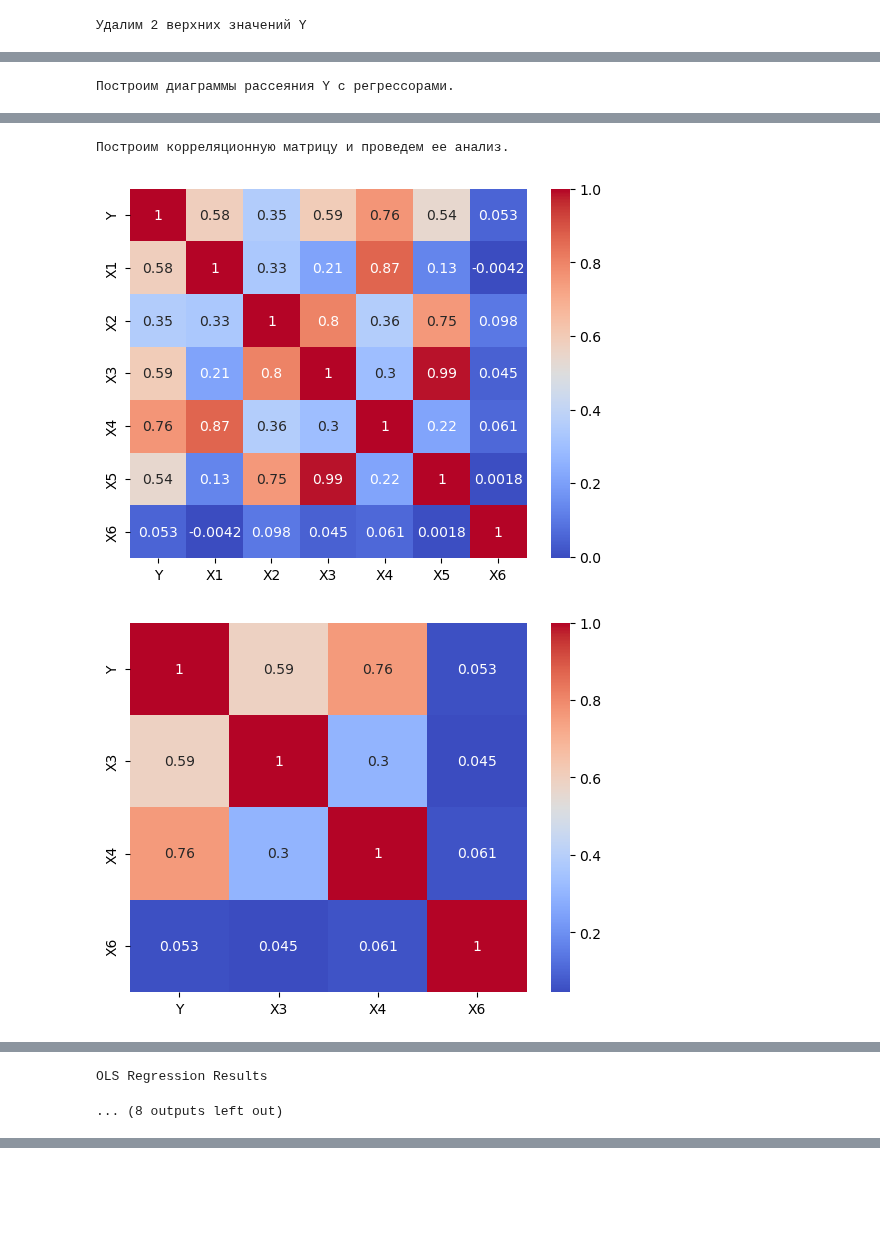
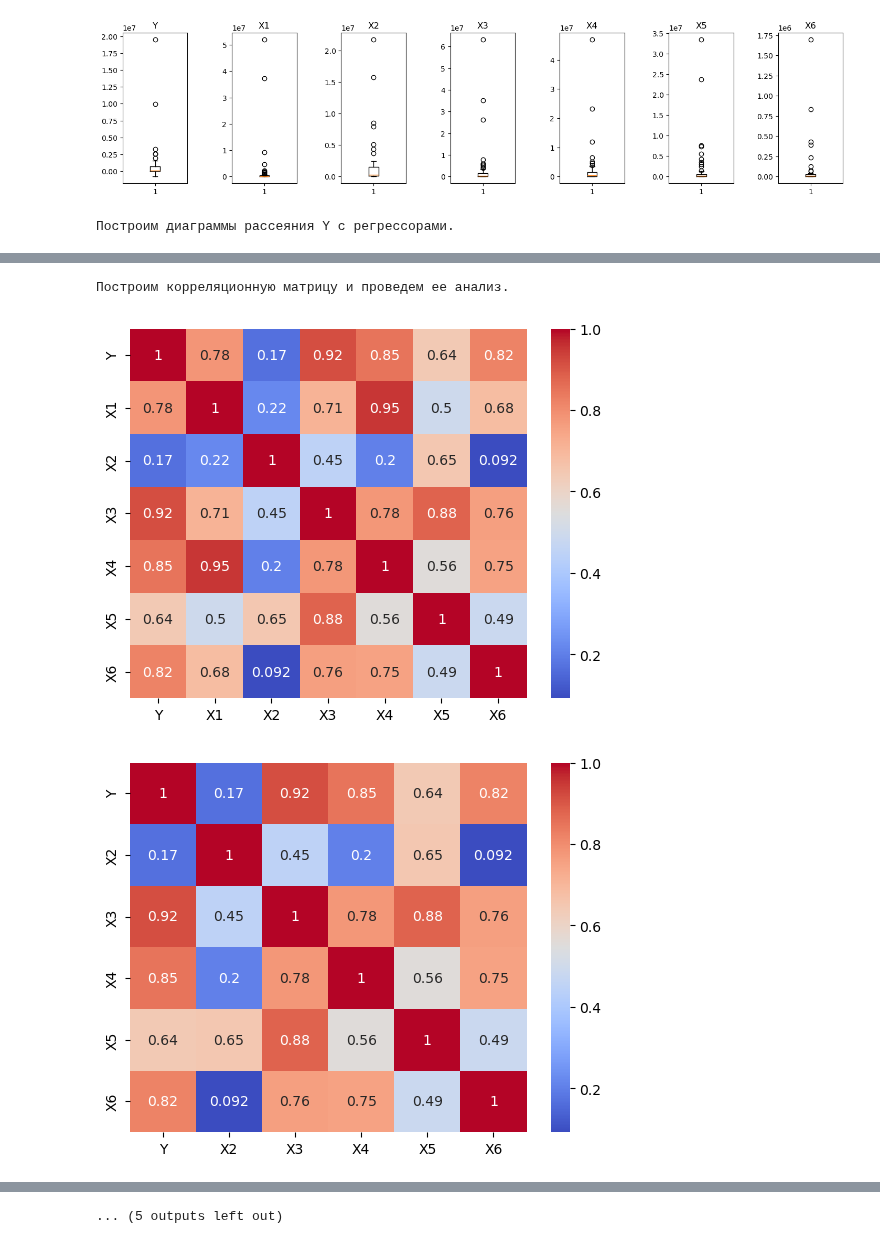
Before and after one commit to Ackrome/FU, a Jupyter notebook: Course_2/ECONOMETRICS/Untitled-2.ipynb, the cells around one changed output, grey strips where cells are left out. Cells and saved outputs as stored; diff of their text form; code cells hidden in the pictures; blank space fills up the shorter version.

```diff
--- a/Course_2/ECONOMETRICS/Untitled-2.ipynb
+++ b/Course_2/ECONOMETRICS/Untitled-2.ipynb
@@ -162,6 +162,7 @@ class BoxAn:
                 break
         self.data=data
         self.corr_matrix()
+        return k_flag
 
     def drop_too_correlated_no_breaks(self,data=pd.DataFrame(),y_col=0, max_correl=0.7):
         if data.shape==(0,0):
@@ -172,10 +173,9 @@ class BoxAn:
         for i in range(1,len(cor_df.columns)):
             for j in range(i+1,len(cor_df.columns)):
                 if cor_df.iloc[i,j]>=max_correl:
-                    try:
-                        data.pop(*cor_df[cor_df.iloc[:,y_col]==min(cor_df.iloc[y_col,i],cor_df.iloc[y_col,j])].index)
-                    except:
-                        pass
+                    data.pop(*cor_df[cor_df.iloc[:,y_col]==min(cor_df.iloc[y_col,i],cor_df.iloc[y_col,j])].index)
+
+
         self.data=data
         self.corr_matrix()
 
@@ -184,7 +184,18 @@ class BoxAn:
             data=self.data
 
         for i in range(times):
-            self.drop_too_correlated(data,y_col, max_correl)
+            k = self.drop_too_correlated(data,y_col, max_correl)
+            if k==0:
+                break
+
+    def drop_too_correlated_till_end(self,data=pd.DataFrame(),y_col=0, max_correl=0.7):
+        if data.shape==(0,0):
+            data=self.data
+
+        k=1
+        while k!=0:
+            k = self.drop_too_correlated(data,y_col, max_correl)
+
 
     def corr_type(self,r)->str:
 
@@ -211,7 +222,7 @@ class BoxAn:
     def t_test(self,data=pd.DataFrame,col1=0,col2=1,untrust=0.05):
         return scipy.stats.ttest_rel(data.iloc[:, col1], data.iloc[:, col2])[1] < untrust
 
-    def define_corr(self,data=pd.DataFrame(),y_col=0,x_col=1,prin=True)->str:
+    def define_corr(self,data=pd.DataFrame(),y_col=0,x_col=1,prin=True, do_ttest=True)->str:
 
         if data.shape==(0,0):
             data=self.data
@@ -219,10 +230,10 @@ class BoxAn:
         r=data.iloc[:,x_col].corr( data.iloc[:,y_col])
         names=data.columns
         ans=self.corr_type(r)
-
-        if self.t_test(data,y_col,x_col):
+        if do_ttest:
+            if self.t_test(data,y_col,x_col):
                 ans += f'(коэффициент корреляции {r:.3f} - статистически значим)'
-        else:
+            else:
                 ans += f'(коэффициент корреляции {r:.3f} - статистически не значим)'
 
         if prin:
@@ -230,17 +241,19 @@ class BoxAn:
         else:
             return ans
 
-    def correlations(self,data=pd.DataFrame()):
+    def correlations(self,data=pd.DataFrame(),only_y=False, do_ttest=True):
 
         if data.shape==(0,0):
             data=self.data
 
         cor_df=data.corr()
-
-        for i in range(len(cor_df.columns)):
-            for j in range(i+1,len(cor_df.columns)):
-
-                self.define_corr(y_col=i,x_col=j)
+        if only_y:
+            for j in range(1,len(cor_df.columns)):
+                self.define_corr(y_col=0,x_col=j,do_ttest=do_ttest)
+        else:
+            for i in range(len(cor_df.columns)):
+                for j in range(i+1,len(cor_df.columns)):
+                    self.define_corr(y_col=i,x_col=j,do_ttest=do_ttest)
 
     def sm_make_model(self,data=pd.DataFrame(),y_col=0):
         if data.shape==(0,0):
@@ -289,20 +302,22 @@ class BoxAn:
         self.lin_model = LinearRegression().fit(self.data.iloc[:,y_col+1:],self.data.iloc[:,y_col])
         return self.lin_model.score(self.data.iloc[:,y_col+1:],self.data.iloc[:,y_col])
 
-    def sl_plot(self,data=pd.DataFrame(),y_col=0):
+    def sl_plot(self,data=pd.DataFrame(),y_col=0, only_y=True):
         if data.shape==(0,0):
             data=self.data
         fig,ax = plt.subplots(1,figsize=(7,7))
 
         y_ = self.lin_model.predict(self.data.iloc[:,y_col+1:])
 
-        for i in range(1,len(data.columns)):
-            ax.scatter(data.iloc[:,y_col],data.iloc[:,i])
+        if not(only_y):
+            for i in range(1,len(data.columns)):
+                ax.scatter(data.iloc[:,y_col],data.iloc[:,i])
 
-        ax.plot(sorted(data.iloc[:,y_col]),y_, color='green')
+        ax.scatter(data.iloc[:,y_col],y_, color='green')
+        ax.plot(y_,y_,c='r')
         plt.show()
 
-    def complex_analysys(self,drop_y=0, replace_to_median=0):
+    def complex_analysis(self,drop_y=0, replace_to_median=0):
         print('Проанализируем ряды данных.')
         self.boxplots()
         t=''
@@ -318,9 +333,8 @@ class BoxAn:
 Данные можно сократить, т.к. существуют внешние факторы, не входящие в модель.
             '''
             self.remove_bad_data_x_times(times=replace_to_median)
-        print(t)
-        if len(t):
-            self.boxplots()
+
+        self.boxplots()
 
         print('Построим диаграммы рассеяния Y с регрессорами.')
         self.scatterplots(lines=True)
@@ -328,11 +342,11 @@ class BoxAn:
 
         print('Построим корреляционную матрицу и проведем ее анализ.')
         self.corr_matrix()
-        self.drop_too_correlated_no_breaks()
+        self.drop_too_correlated_till_end()
         self.correlations()
 
         print('Построим модель со значимыми факторами. Факторы отберем методом пошагового отбора.')
-        display(self.sm_make_model())
+        print(self.sm_make_model())
 
         print('С помощью отбор по P-велечине уберем часть столбцов')
         self.sm_remove_columns(times=1)
@@ -346,8 +360,9 @@ df = pd.read_excel('Домашнее задание №2 ММР.xlsx', header=1,
 df.columns=['Y', 'X1', 'X2', 'X3', 'X4', 'X5', 'X6']
 
 analysys = BoxAn(df)
-analysys.complex_analysys(2)
+analysys.complex_analysis()
 # %% [output]
 Проанализируем ряды данных.
 [figure]
+[figure, new version]
-Удалим 2 верхних значений Y
+Построим диаграммы рассеяния Y с регрессорами.
@@ -355 +368,0 @@ analysys.complex_analysys(2)
-Построим диаграммы рассеяния Y с регрессорами.
@@ -358,3 +371,3 @@ analysys.complex_analysys(2)
-Построим корреляционную матрицу и проведем ее анализ.
+Построим корреляционную матрицу и проведем ее анализ.
-[figure, old version]
+[figure, new version]
-[figure, old version]
+[figure, new version]
@@ -374,2 +373,0 @@ analysys.complex_analysys(2)
-OLS Regression Results
-... (8 outputs left out)
@@ -375,0 +377 @@ OLS Regression Results
+... (5 outputs left out)
```
Also changed, not shown: parts of 1 cell of this notebook, 2 other files.
